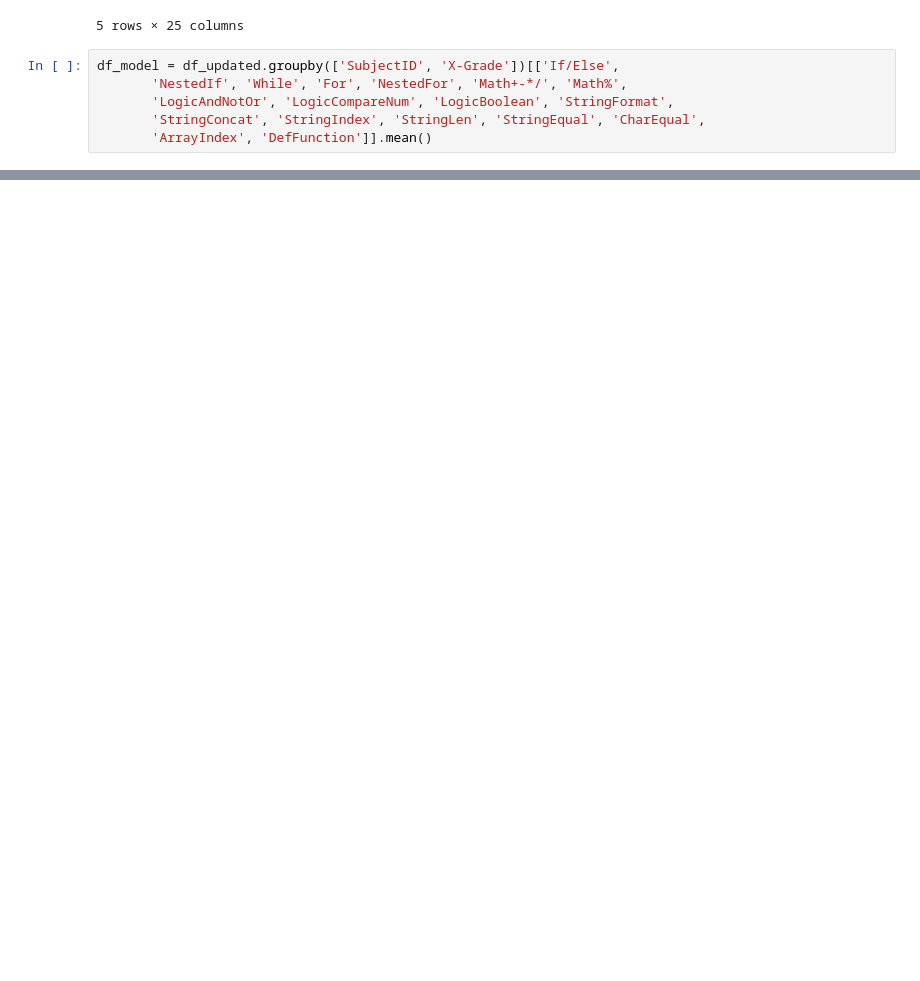
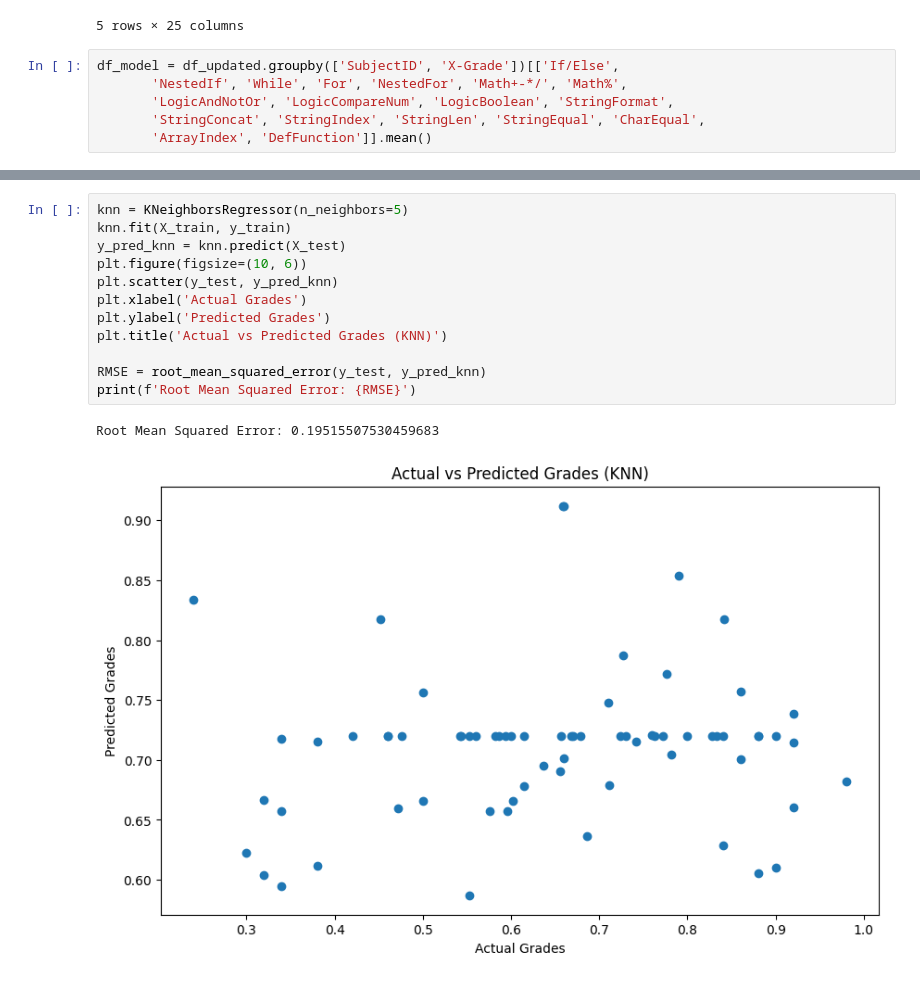
Before and after one commit to nam0mi/313-Data-Mining, a Jupyter notebook: mining.ipynb, the cells around one changed output, grey strips where cells are left out. Cells and saved outputs as stored; diff of their text form; blank space fills up the shorter version.

```diff
--- a/mining.ipynb
+++ b/mining.ipynb
@@ -262,0 +303,15 @@ plt.show()
+# %%
+knn = KNeighborsRegressor(n_neighbors=5)
+knn.fit(X_train, y_train)
+y_pred_knn = knn.predict(X_test)
+plt.figure(figsize=(10, 6))
+plt.scatter(y_test, y_pred_knn)
+plt.xlabel('Actual Grades')
+plt.ylabel('Predicted Grades')
+plt.title('Actual vs Predicted Grades (KNN)')
+
+RMSE = root_mean_squared_error(y_test, y_pred_knn)
+print(f'Root Mean Squared Error: {RMSE}')
+# %% [output]
+Root Mean Squared Error: 0.19515507530459683
+[figure, added]
```
Also changed, not shown: parts of 24 cells of this notebook.
